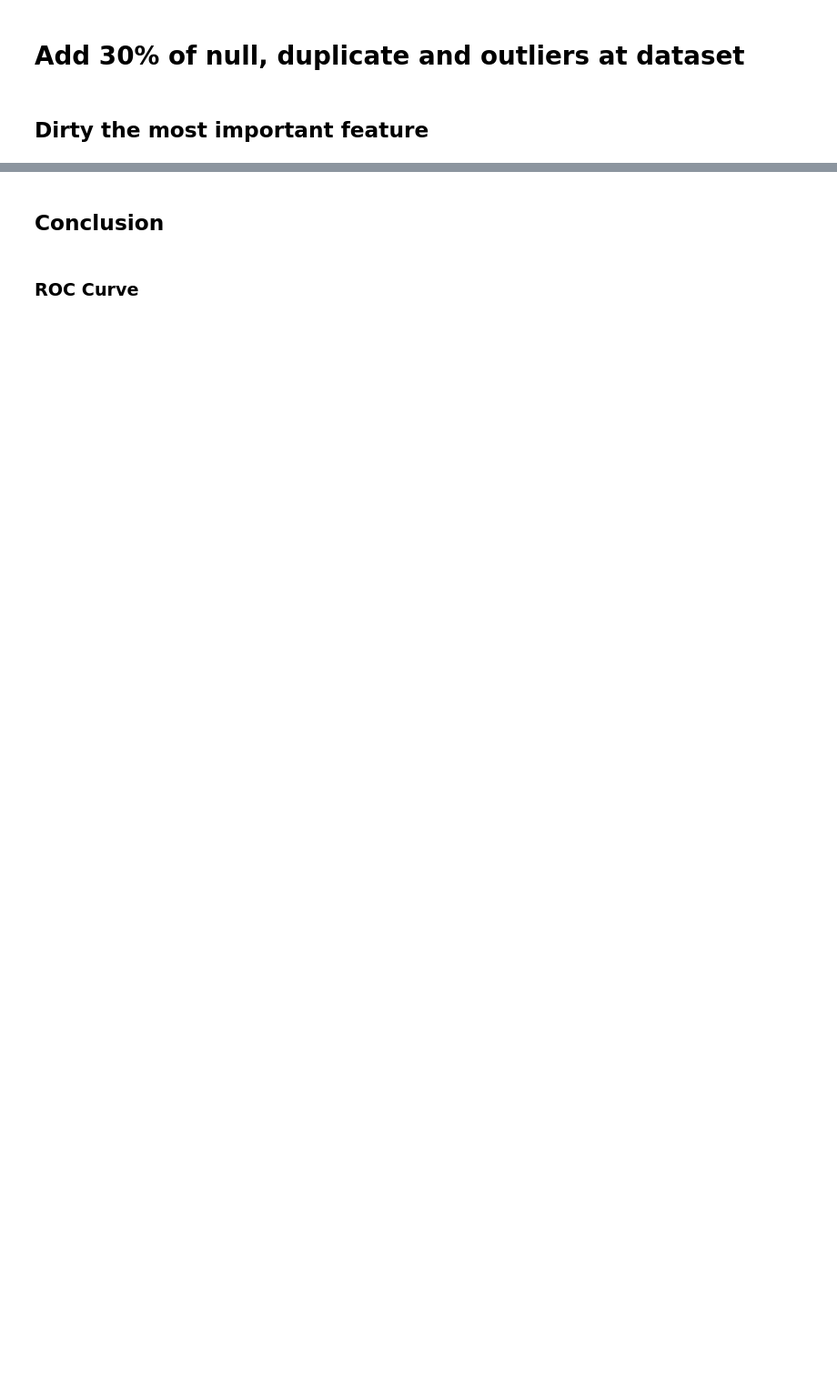
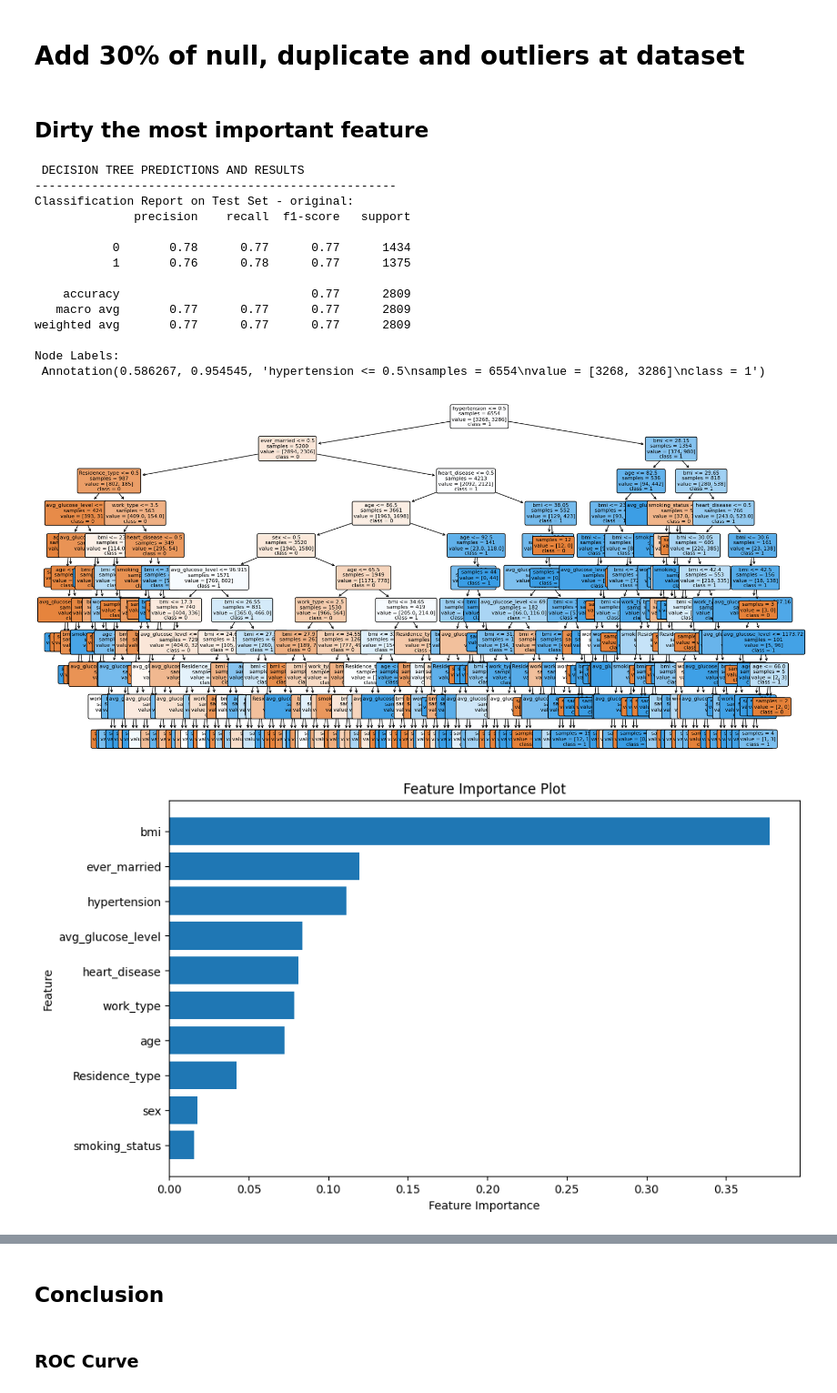
Before and after one commit to alessandroCassani/featureEngineering, a Jupyter notebook: dirty_dataset/30%_dirty_dataset.ipynb, the cells around one changed output, grey strips where cells are left out. Shown at 91% size. Drawn from its saved outputs; the diff is of its cells as text; code cells hidden in the pictures; blank space fills up the shorter version.

```diff
--- a/dirty_dataset/30%_dirty_dataset.ipynb
+++ b/dirty_dataset/30%_dirty_dataset.ipynb
@@ -46,7 +46,7 @@ sampled_stroke_group = stroke_group.sample(n=group_size, random_state=42)
 df = pd.concat([sampled_no_stroke_group,sampled_stroke_group])
 
 df = sanity_checks_methods.clean_dataset(df)
-df_original = df.copy()
+df_clean = df.copy()
 # %% [markdown]
 ## Dirty the most important feature
 # %%
@@ -56,12 +56,29 @@ df = outliers_utils.outliers_replace(df, 'avg_glucose_level', 30)
 # %%
 print('\n DECISION TREE PREDICTIONS AND RESULTS')
 print('---------------------------------------------------')
-y_pred_prob_dt, y_test_dt, decision_tree = ML_algorithms.model_dt(df, df_original)
-mean_accuracy_dt, confidence_interval_dt = ML_algorithms.k_fold_cross_validation_dt(decision_tree,df_original)
+y_pred_prob_dt, y_test_dt, decision_tree = ML_algorithms.model_dt(df, df_clean)
+mean_accuracy_dt, confidence_interval_dt = ML_algorithms.k_fold_cross_validation_dt(decision_tree,df_clean)
 
 print('\n PRINT SVM PREDICTIONS AND RESULTS')
 print('---------------------------------------------------')
-y_pred_prob_svm, y_test_svm, svm = ML_algorithms.model_svm(df, df_original)
-mean_accuracy_svm, confidence_interval_svm = ML_algorithms.k_fold_cross_validation_dt(svm,df_original)
+y_pred_prob_svm, y_test_svm, svm = ML_algorithms.model_svm(df, df_clean)
+mean_accuracy_svm, confidence_interval_svm = ML_algorithms.k_fold_cross_validation_dt(svm,df_clean)
 
 df.loc[indices, 'avg_glucose_level'] = original_values
+# %% [output]
+ DECISION TREE PREDICTIONS AND RESULTS
+---------------------------------------------------
+Classification Report on Test Set - original:
+              precision    recall  f1-score   support
+
+           0       0.78      0.77      0.77      1434
+           1       0.76      0.78      0.77      1375
+
+    accuracy                           0.77      2809
+   macro avg       0.77      0.77      0.77      2809
+weighted avg       0.77      0.77      0.77      2809
+
+Node Labels:
+ Annotation(0.586267, 0.954545, 'hypertension <= 0.5\nsamples = 6554\nvalue = [3268, 3286]\nclass = 1')
+[figure, added]
+[figure, added]
```
Also changed, not shown: parts of 3 cells of this notebook, 10 other files.
